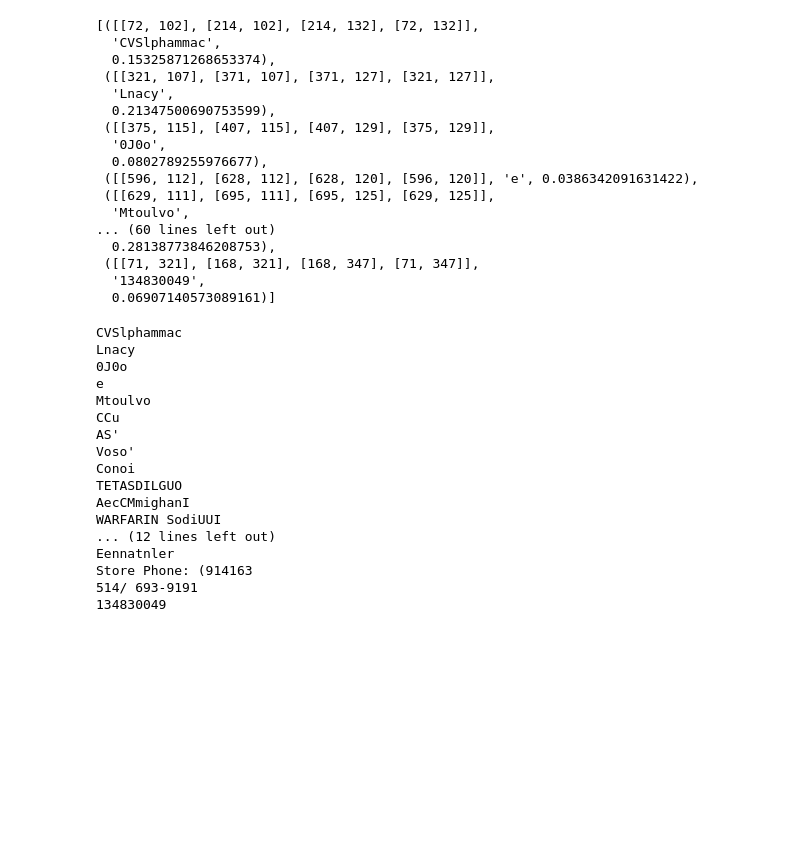
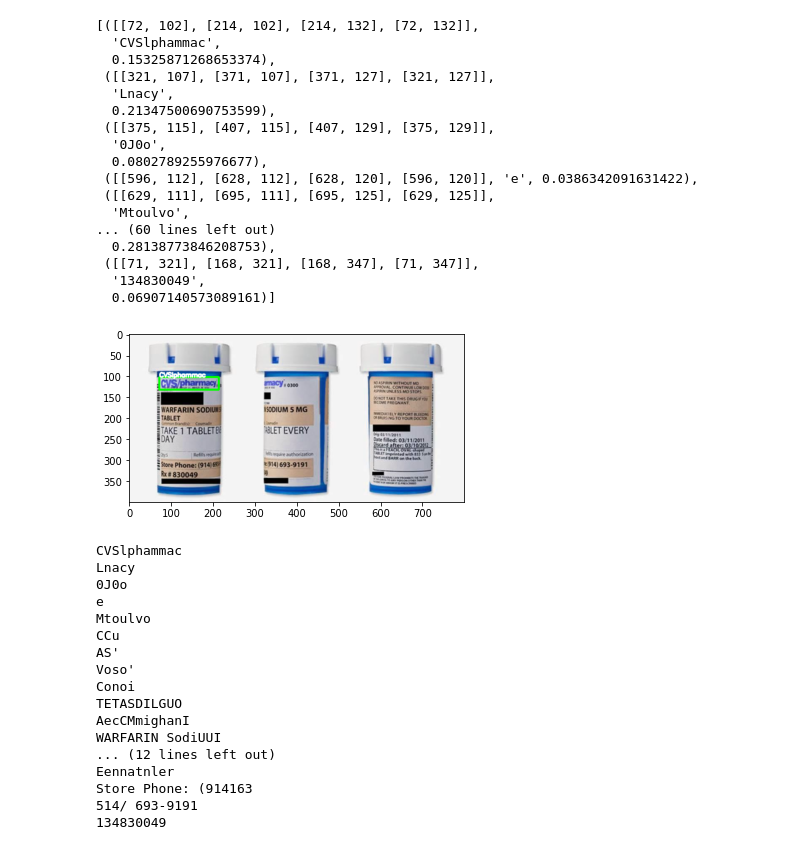
Before and after one commit to jamesmattluyon/CpE-AIML, a Jupyter notebook: OCRPytorch_BrenanAndFriends.ipynb, the cells around one changed output. Saved outputs shown, nothing was run; the diff lists cells and outputs as text; code cells hidden in the pictures; blank space fills up the shorter version.

```diff
--- a/OCRPytorch_BrenanAndFriends.ipynb
+++ b/OCRPytorch_BrenanAndFriends.ipynb
@@ -166,6 +159,19 @@ Using CPU. Note: This module is much faster with a GPU.
  ([[71, 321], [168, 321], [168, 347], [71, 347]],
   '134830049',
   0.06907140573089161)]
+# %%
+top_left = tuple(result3[0][0][0])
+bottom_right = tuple(result3[0][0][2])
+text = result3[0][1]
+font = cv2.FONT_HERSHEY_SIMPLEX
+# %%
+img = cv2.imread(IMAGE_PATH3)
+img = cv2.rectangle(img,top_left,bottom_right,(0,255,0),3)
+img = cv2.putText(img,text,top_left, font, 0.5,(255,255,255),2,cv2.LINE_AA)
+plt.imshow(img)
+plt.show()
+# %% [output]
+[figure, added]
 # %%
 for res in result3:
     print(res[1])
```
Also changed, not shown: parts of 15 cells of this notebook.
